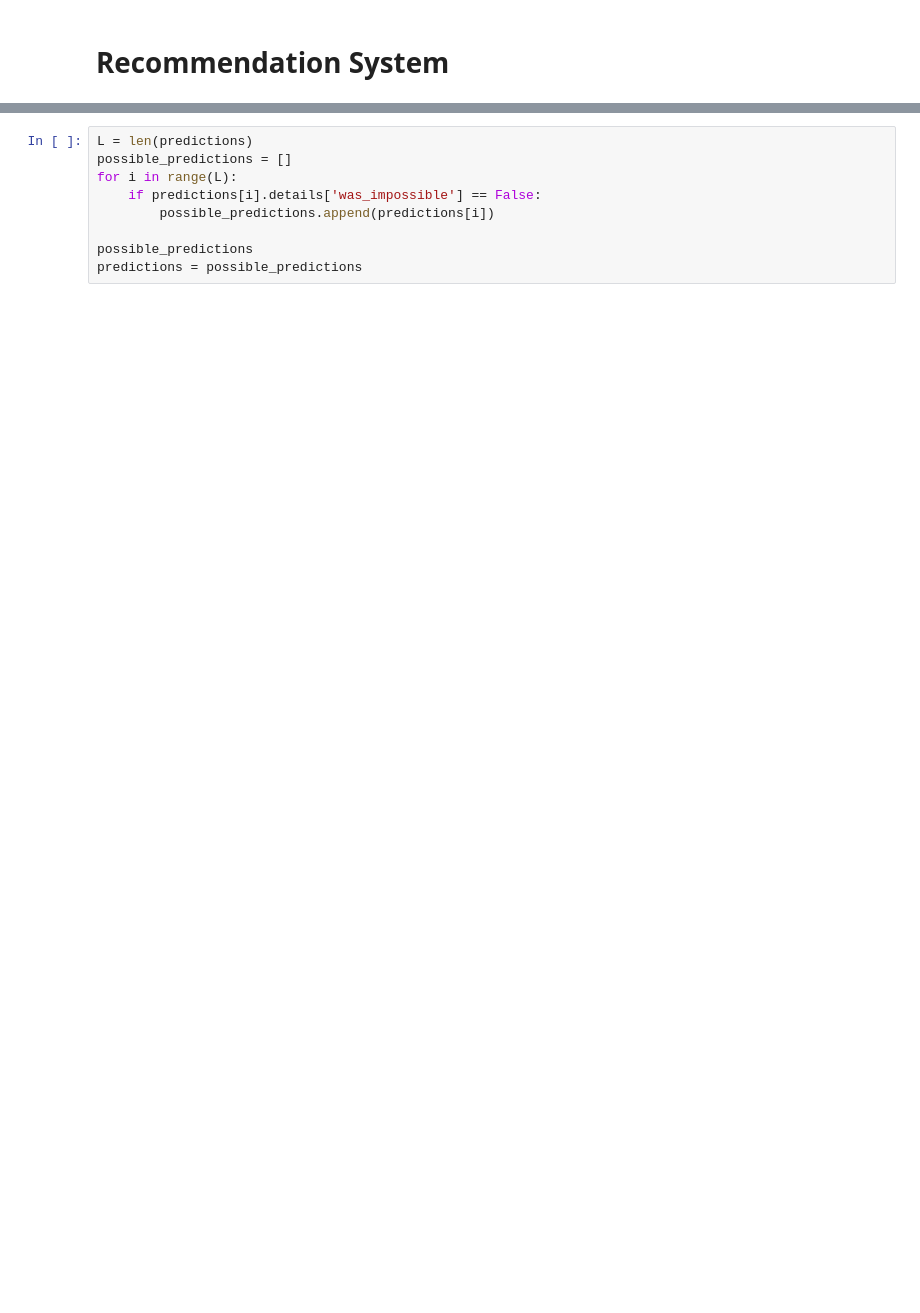
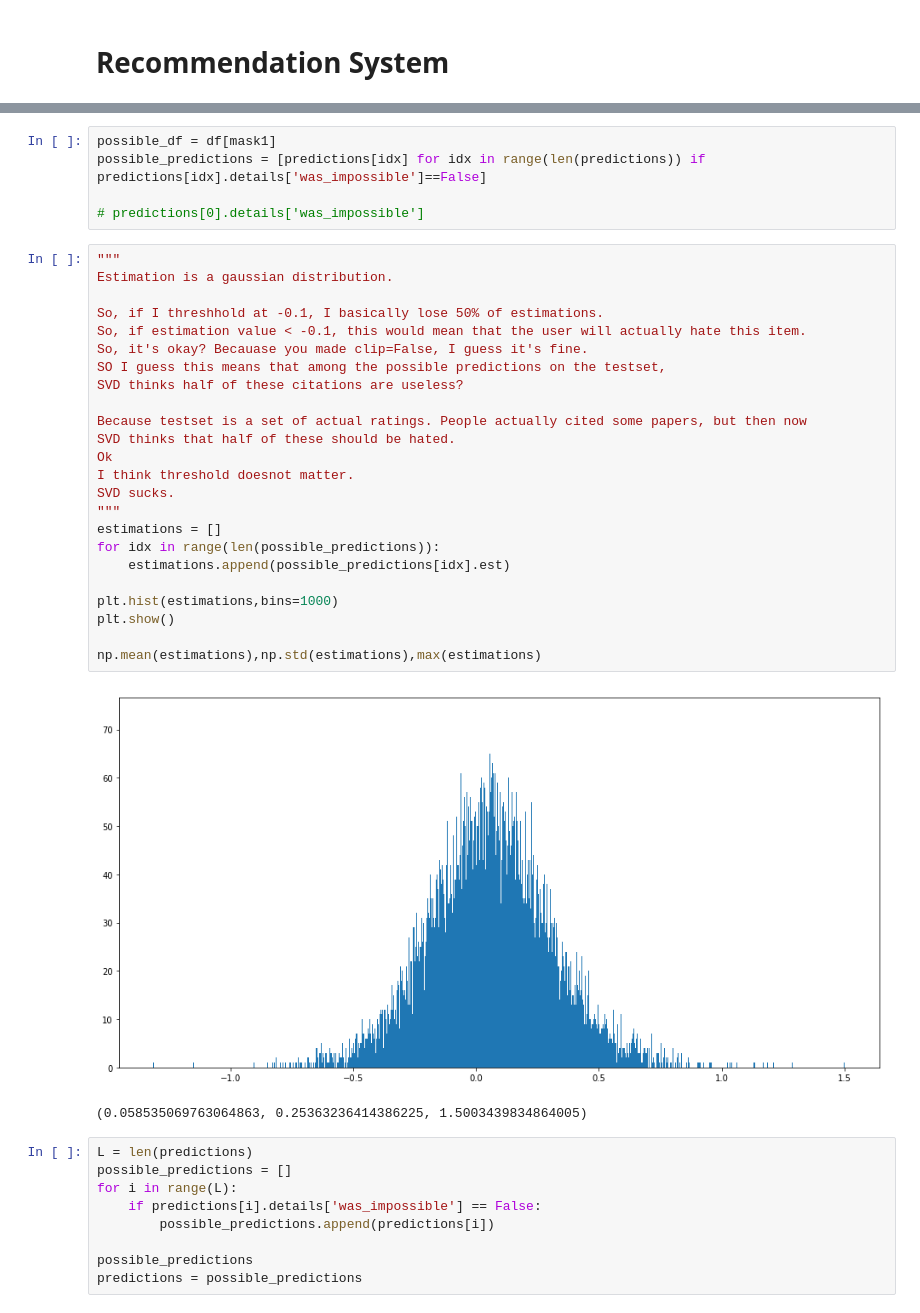
Before and after one commit to jpatrickpark/1003-project, a Jupyter notebook: notebooks/recommendationaccuracy.ipynb, the cells around one changed output, grey strips where cells are left out. Saved outputs shown, nothing was run; the diff lists cells and outputs as text; blank space fills up the shorter version.

```diff
--- a/notebooks/recommendationaccuracy.ipynb
+++ b/notebooks/recommendationaccuracy.ipynb
@@ -138,3 +147,35 @@ df[mask1]
+# %%
+possible_df = df[mask1]
+possible_predictions = [predictions[idx] for idx in range(len(predictions)) if predictions[idx].details['was_impossible']==False]
+
+# predictions[0].details['was_impossible']
+# %%
+"""
+Estimation is a gaussian distribution.
+
+So, if I threshhold at -0.1, I basically lose 50% of estimations.
+So, if estimation value < -0.1, this would mean that the user will actually hate this item.
+So, it's okay? Becauase you made clip=False, I guess it's fine.
+SO I guess this means that among the possible predictions on the testset,
+SVD thinks half of these citations are useless?
+
+Because testset is a set of actual ratings. People actually cited some papers, but then now
+SVD thinks that half of these should be hated.
+Ok
+I think threshold doesnot matter.
+SVD sucks.
+"""
+estimations = []
+for idx in range(len(possible_predictions)):
+    estimations.append(possible_predictions[idx].est)
+
+plt.hist(estimations,bins=1000)
+plt.show()
+
+np.mean(estimations),np.std(estimations),max(estimations)
+# %% [output]
+[figure, added]
+(0.058535069763064863, 0.25363236414386225, 1.5003439834864005)
 # %%
 L = len(predictions)
 possible_predictions = []
```
Also changed, not shown: parts of 8 cells of this notebook.
